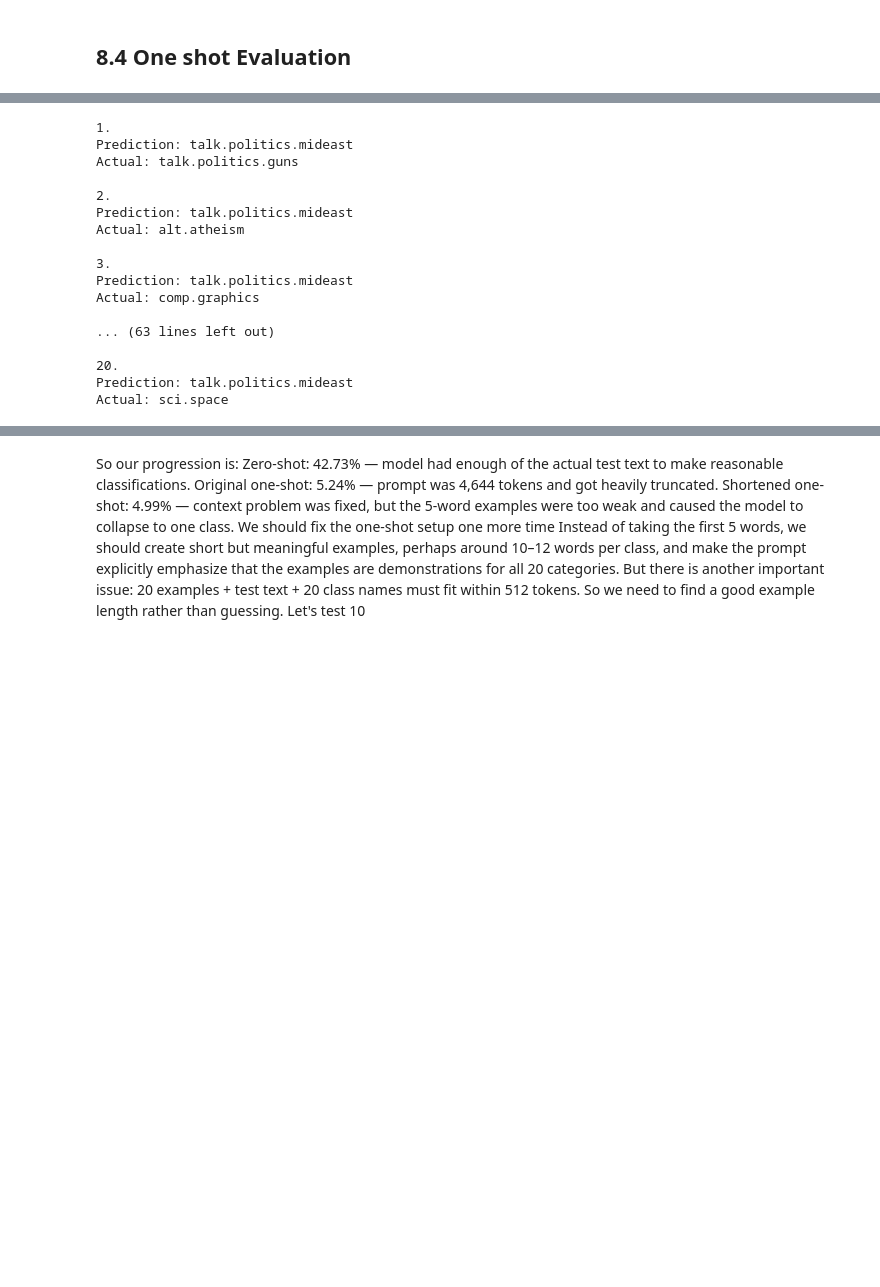
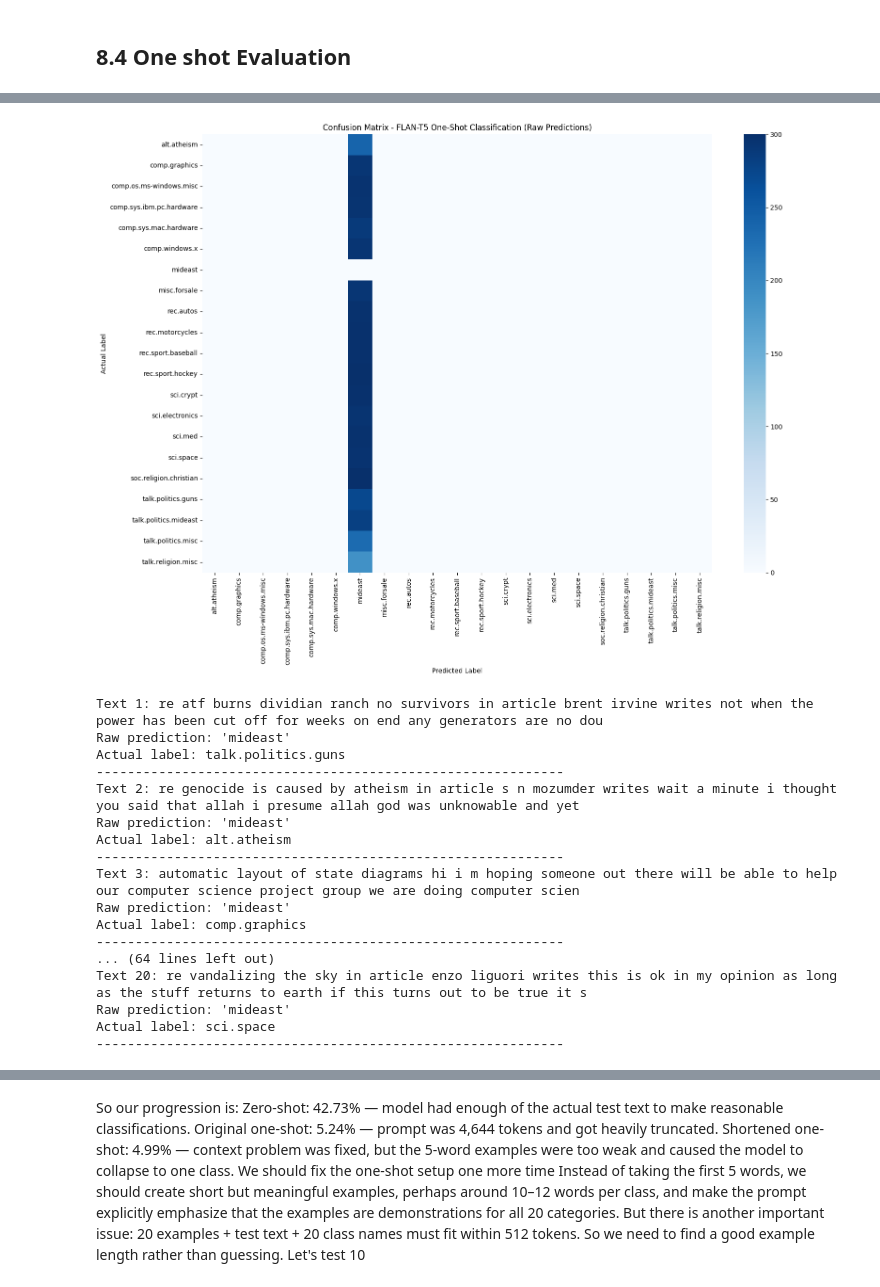
Before and after one commit to fatimahirshad/Sprint-03, a Jupyter notebook: nlp-assignment-2.ipynb, the cells around one changed output, grey strips where cells are left out. Cells and saved outputs as stored; diff of their text form; code cells hidden in the pictures; blank space fills up the shorter version.

```diff
--- a/nlp-assignment-2.ipynb
+++ b/nlp-assignment-2.ipynb
@@ -3182,24 +2811,54 @@ One-Shot F1:        0.0047
+# %%
+# Plot the confusion matrix using raw one-shot predictions
+import matplotlib.pyplot as plt
+import seaborn as sns
+from sklearn.metrics import confusion_matrix
+
+# Include official labels and any additional generated labels
+all_labels = sorted(set(y_test) | set(y_pred_one_shot))
+cm_one_shot = confusion_matrix(
+    y_test, y_pred_one_shot, labels=all_labels
+)
+
+plt.figure(figsize=(16, 12))
+sns.heatmap(
+    cm_one_shot,
+    annot=False,
+    cmap="Blues",
+    xticklabels=all_labels,
+    yticklabels=all_labels
+)
+plt.xlabel("Predicted Label")
+plt.ylabel("Actual Label")
+plt.title("Confusion Matrix - FLAN-T5 One-Shot Classification (Raw Predictions)")
+plt.xticks(rotation=90)
+plt.yticks(rotation=0)
+plt.tight_layout()
+plt.show()
+# %% [output]
+[figure, added]
 # %%
+# Inspect raw predictions alongside their actual labels
 for i in range(20):
-    print(f"{i+1}.")
-    print("Prediction:", one_shot_raw_predictions[i])
-    print("Actual:", y_test.iloc[i])
-    print()
+    print(f"Text {i+1}: {X_test.iloc[i][:150]}")
+    print("Raw prediction:", repr(one_shot_raw_predictions[i]))
+    print("Actual label:", y_test.iloc[i])
+    print("-" * 60)
 # %% [output]
-1.
-Prediction: talk.politics.mideast
-Actual: talk.politics.guns
-
-2.
-Prediction: talk.politics.mideast
-Actual: alt.atheism
-
-3.
-Prediction: talk.politics.mideast
-Actual: comp.graphics
-
-... (63 lines left out)
-
-20.
-Prediction: talk.politics.mideast
-Actual: sci.space
+Text 1: re atf burns dividian ranch no survivors in article brent irvine writes not when the power has been cut off for weeks on end any generators are no dou
+Raw prediction: 'mideast'
+Actual label: talk.politics.guns
+------------------------------------------------------------
+Text 2: re genocide is caused by atheism in article s n mozumder writes wait a minute i thought you said that allah i presume allah god was unknowable and yet
+Raw prediction: 'mideast'
+Actual label: alt.atheism
+------------------------------------------------------------
+Text 3: automatic layout of state diagrams hi i m hoping someone out there will be able to help our computer science project group we are doing computer scien
+Raw prediction: 'mideast'
+Actual label: comp.graphics
+------------------------------------------------------------
+... (64 lines left out)
+Text 20: re vandalizing the sky in article enzo liguori writes this is ok in my opinion as long as the stuff returns to earth if this turns out to be true it s
+Raw prediction: 'mideast'
+Actual label: sci.space
+------------------------------------------------------------
```
Also changed, not shown: parts of 39 cells of this notebook.
